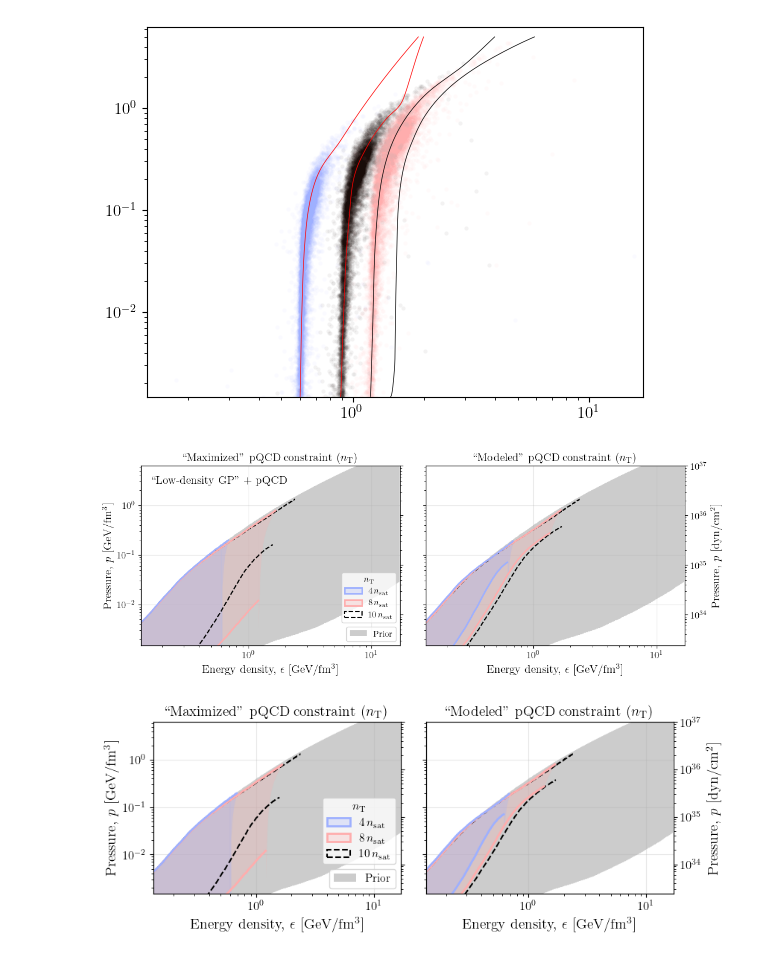
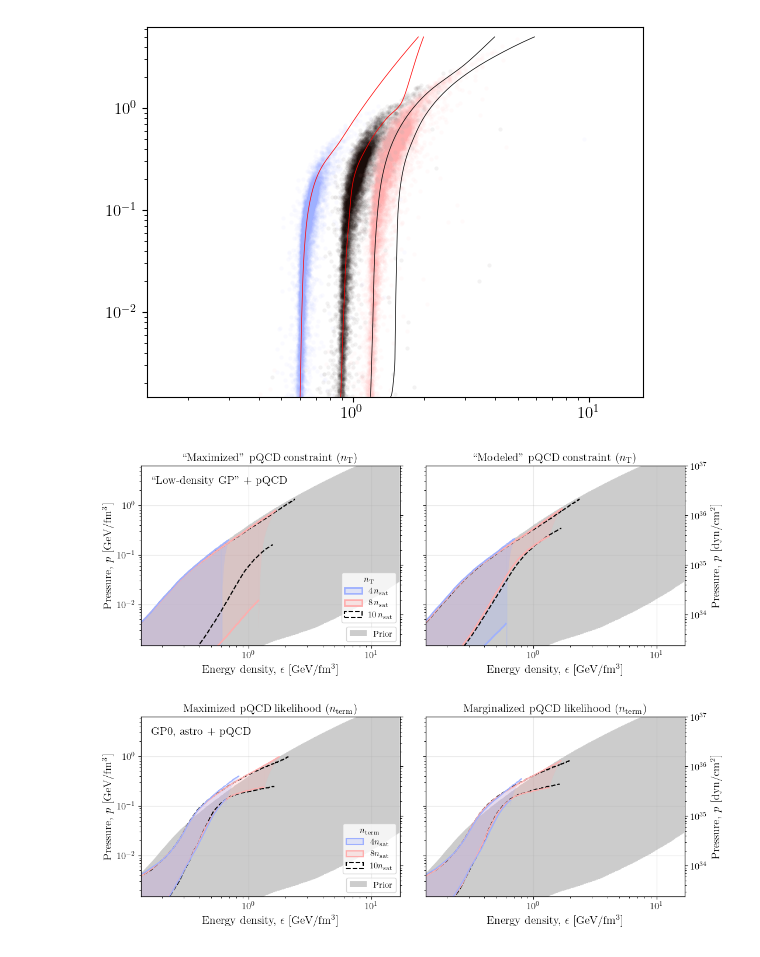
Before and after one commit to eliotfinch/pqcd, a Jupyter notebook: notebooks/plot_pressure_vs_energy_density.ipynb, the cells around one changed output. Saved outputs shown, nothing was run; the diff lists cells and outputs as text; code cells hidden in the pictures.

```diff
--- a/notebooks/plot_pressure_vs_energy_density.ipynb
+++ b/notebooks/plot_pressure_vs_energy_density.ipynb
@@ -501,7 +498,7 @@ custom_handles = [
 
 custom_labels = [
     '$X = 1/2$',
-    '$X \in [1/2,2]$',
+    r'$X \in [1/2,2]$',
     '$X = 2$',
 ]
 
@@ -546,7 +543,7 @@ custom_handles = [
 
 custom_labels = [
     'Prior',
-    'EOS at $10\,n_\mathrm{sat}$',
+    r'EOS at $10\,n_\mathrm{sat}$',
 ]
 
 for ax in axs:
@@ -584,8 +581,8 @@ for ax in axs:
     ax.set_xlabel(r'Energy density, $\epsilon$ [GeV/fm$^3$]')
 axs[0].set_ylabel(r'Pressure, $p$ [GeV/fm$^3$]')
 
-axs[0].set_title('``Maximized" pQCD constraint ($10\,n_\mathrm{sat}$)')
-axs[1].set_title('``Modeled" pQCD constraint ($10\,n_\mathrm{sat}$)')
+axs[0].set_title(r'``Maximized" pQCD constraint ($10\,n_\mathrm{sat}$)')
+axs[1].set_title(r'``Modeled" pQCD constraint ($10\,n_\mathrm{sat}$)')
 
 fig.savefig('figures/paper/pqcd_e_p_posterior_10nsat.pdf', bbox_inches='tight', dpi=300)
 # %% [output]
@@ -1040,16 +1037,16 @@ custom_handles.append(
 )
 
 custom_labels = [
-    '$4\,n_\mathrm{sat}$',
-    '$8\,n_\mathrm{sat}$',
-    '$10\,n_\mathrm{sat}$',
+    r'$4\,n_\mathrm{sat}$',
+    r'$8\,n_\mathrm{sat}$',
+    r'$10\,n_\mathrm{sat}$',
 ]
 
 l1 = axs[0].legend(
     custom_handles,
     custom_labels,
     loc='lower right',
-    title='$n_\mathrm{T}$',
+    title=r'$n_\mathrm{T}$',
     fontsize=10.5,
     title_fontsize=10.5,
     bbox_to_anchor=(1,0.105))
@@ -1097,14 +1094,14 @@ for ax in axs:
     ax.set_xlabel(r'Energy density, $\epsilon$ [GeV/fm$^3$]')
 axs[0].set_ylabel(r'Pressure, $p$ [GeV/fm$^3$]')
 
-axs[0].set_title('``Maximized" pQCD constraint ($n_\mathrm{T}$)')
-axs[1].set_title('``Modeled" pQCD constraint ($n_\mathrm{T}$)')
+axs[0].set_title(r'``Maximized" pQCD constraint ($n_\mathrm{T}$)')
+axs[1].set_title(r'``Modeled" pQCD constraint ($n_\mathrm{T}$)')
 
 fig.savefig('figures/paper/pqcd_e_p_posterior_nterm.pdf', bbox_inches='tight', dpi=300)
 # %% [output]
-[figure, old version]
+[figure, new version]
 # %%
-fig, axs = plt.subplots(1, 2, figsize=(9, 3), sharey=True)
+fig, axs = plt.subplots(1, 2, figsize=(12, 4), sharey=True)
 fig.subplots_adjust(wspace=0.1)
 
 for ax in axs:
@@ -1137,7 +1134,7 @@ for ax in axs:
 # GP posteriors
 # -------------
 
-lw = 2
+lw = 1.5
 
 line_zorder_dict = {
     4: 10,
@@ -1156,7 +1153,7 @@ for i, nterm in enumerate([4,8]):
     quantiles = to_GeV_per_cubic_femtometre(
         pd.read_csv(
             '../data/eos-draws-default/quantiles/'
-            f'p_of_eps_quantiles_pqcd_{int(nterm):02}nsat_Xmarg_mu2.6.csv'
+            f'p_of_eps_quantiles_astro_pqcd_{int(nterm):02}nsat_Xmarg_mu2.6.csv'
         )
     )
 
@@ -1177,7 +1174,8 @@ for i, nterm in enumerate([4,8]):
 
     quantiles = to_GeV_per_cubic_femtometre(
         pd.read_csv(
-            f'../data/eos-draws-default/quantiles/p_of_eps_quantiles_pqcd_{int(nterm):02}nsat_marg.csv'
+            '../data/eos-draws-default/quantiles/'
+            f'p_of_eps_quantiles_astro_pqcd_{int(nterm):02}nsat_marg.csv'
         )
     )
 
@@ -1198,7 +1196,7 @@ for i, nterm in enumerate([4,8]):
 
 quantiles = to_GeV_per_cubic_femtometre(
     pd.read_csv(
-        f'../data/eos-draws-default/quantiles/p_of_eps_quantiles_pqcd_10nsat_Xmarg_mu2.6.csv'
+        '../data/eos-draws-default/quantiles/p_of_eps_quantiles_astro_pqcd_10nsat_Xmarg_mu2.6.csv'
     )
 )
 
@@ -1208,7 +1206,7 @@ plot_quantiles(
     x_pe,
     c=[0,0,0],
     ls='--',
-    lw=1.5,
+    lw=lw,
     x_cut=x_fit_dict[10],
     y_cut=y_fit_dict[10],
     alpha_scale=0,
@@ -1219,7 +1217,7 @@ plot_quantiles(
 
 quantiles = to_GeV_per_cubic_femtometre(
     pd.read_csv(
-        f'../data/eos-draws-default/quantiles/p_of_eps_quantiles_pqcd_10nsat_marg.csv'
+        '../data/eos-draws-default/quantiles/p_of_eps_quantiles_astro_pqcd_10nsat_marg.csv'
     )
 )
 
@@ -1229,7 +1227,7 @@ plot_quantiles(
     x_pe,
     c=[0,0,0],
     ls='--',
-    lw=1.5,
+    lw=lw,
     x_cut=x_fit_dict[10],
     y_cut=y_fit_dict[10],
     alpha_scale=0,
@@ -1244,7 +1242,7 @@ custom_handles = [
     mpatches.Patch(
         facecolor=list(c_dict[nterm])[:3]+[0.25],
         edgecolor=c_dict[nterm],
-        lw=2,
+        lw=1.5,
         linestyle='-'
     )
     for nterm in [4,8]
@@ -1260,19 +1258,19 @@ custom_handles.append(
 )
 
 custom_labels = [
-    '$4\,n_\mathrm{sat}$',
-    '$8\,n_\mathrm{sat}$',
-    '$10\,n_\mathrm{sat}$',
+    r'$4n_\mathrm{sat}$',
+    r'$8n_\mathrm{sat}$',
+    r'$10n_\mathrm{sat}$',
 ]
 
 l1 = axs[0].legend(
     custom_handles,
     custom_labels,
     loc='lower right',
-    title='$n_\mathrm{T}$',
-    fontsize=11,
-    title_fontsize=11,
-    bbox_to_anchor=(1,0.14))
+    title=r'$n_\mathrm{term}$',
+    fontsize=10.5,
+    title_fontsize=10.5,
+    bbox_to_anchor=(1,0.105))
 
 axs[0].add_artist(l1)
 
@@ -1287,42 +1285,42 @@ custom_labels = [
 axs[0].legend(
     custom_handles,
     custom_labels,
     loc='lower right',
-    fontsize=11
+    fontsize=10.5
 )
+
+# ---
+
+axs[0].text(0.04, 0.9, 'GP0, astro + pQCD', transform=axs[0].transAxes)
 
 # ---
 
 for ax in axs:
     ax.set_xlim(xlim_pe)
     ax.set_ylim(ylim_pe)
 
 # ---
 
 twinx = axs[1].twinx()
 twinx.set_yscale('log')
 twinx.set_ylim(GeV_per_cubic_femtometer_to_dyn_per_square_cm(np.array(axs[1].get_ylim())))
 twinx.set_ylabel(r'Pressure, $p\ [\mathrm{dyn}/\mathrm{cm}^2]$')
 
 twinx = axs[0].twinx()
 twinx.set_yscale('log')
 twinx.set_ylim(GeV_per_cubic_femtometer_to_dyn_per_square_cm(np.array(axs[1].get_ylim())))
 twinx.set_yticklabels([])
 
 for ax in axs:
     ax.set_xlabel(r'Energy density, $\epsilon$ [GeV/fm$^3$]')
 axs[0].set_ylabel(r'Pressure, $p$ [GeV/fm$^3$]')
 
-axs[0].set_title('``Maximized" pQCD constraint ($n_\mathrm{T}$)')
-axs[1].set_title('``Modeled" pQCD constraint ($n_\mathrm{T}$)')
+axs[0].set_title(r'Maximized pQCD likelihood ($n_\mathrm{term}$)')
+axs[1].set_title(r'Marginalized pQCD likelihood ($n_\mathrm{term}$)')
 
-fig.savefig(
-    'figures/presentation/pqcd_e_p_posterior_nterm.png',
-    bbox_inches='tight',
-    dpi=300
-)
+fig.savefig('figures/paper/astro_pqcd_e_p_posterior_nterm.pdf', bbox_inches='tight', dpi=300)
 # %% [output]
-[figure, old version]
+[figure, new version]
 # %%
 fig, axs = plt.subplots(1, 2, figsize=(12, 4), sharey=True)
 fig.subplots_adjust(wspace=0.1)
```
Also changed, not shown: parts of 6 cells of this notebook.
